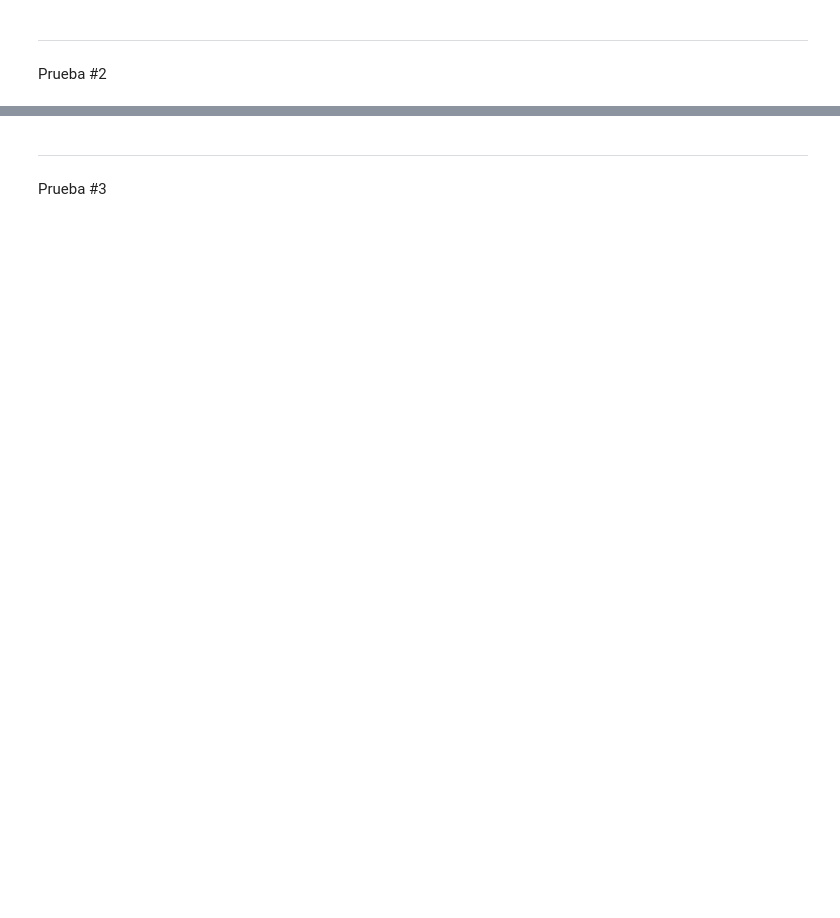
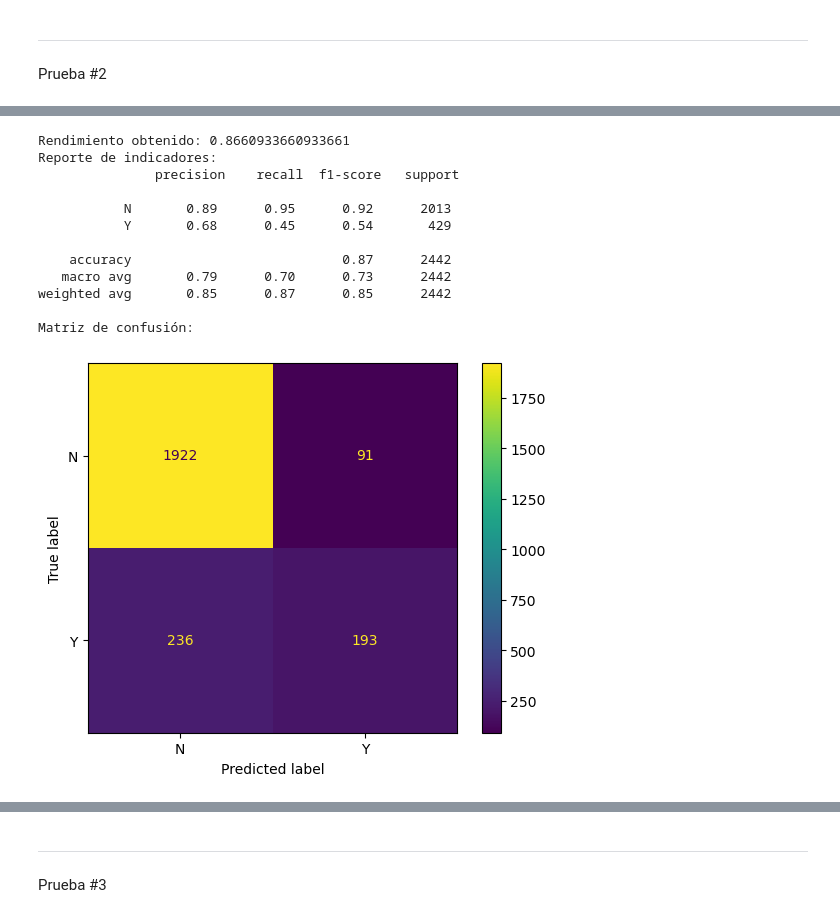
Before and after one commit to ampalmabautista/13MBID, a Jupyter notebook: notebooks/03 Modelado+Evaluación/MD01 - Modelado.ipynb, the cells around one changed output, grey strips where cells are left out. Saved outputs shown, nothing was run; the diff lists cells and outputs as text; code cells hidden in the pictures; blank space fills up the shorter version.

```diff
--- a/notebooks/03 Modelado+Evaluación/MD01 - Modelado.ipynb
+++ b/notebooks/03 Modelado+Evaluación/MD01 - Modelado.ipynb
@@ -381,3 +355,19 @@ mlflow.exceptions.MissingConfigException: Yaml file 'C:\Users\Antonio\13MBID\not
+# %%
+evaluar_modelo(lreg, test_data, test_labels)
+# %% [output]
+Rendimiento obtenido: 0.8660933660933661
+Reporte de indicadores:
+               precision    recall  f1-score   support
+
+           N       0.89      0.95      0.92      2013
+           Y       0.68      0.45      0.54       429
+
+    accuracy                           0.87      2442
+   macro avg       0.79      0.70      0.73      2442
+weighted avg       0.85      0.87      0.85      2442
+
+Matriz de confusión:
+[figure, added]
 # %%
 with mlflow.start_run(run_name='Decision Tree (#2)'):
     dtc = DecisionTreeClassifier(max_depth=5,
```
Also changed, not shown: parts of 23 cells of this notebook.
